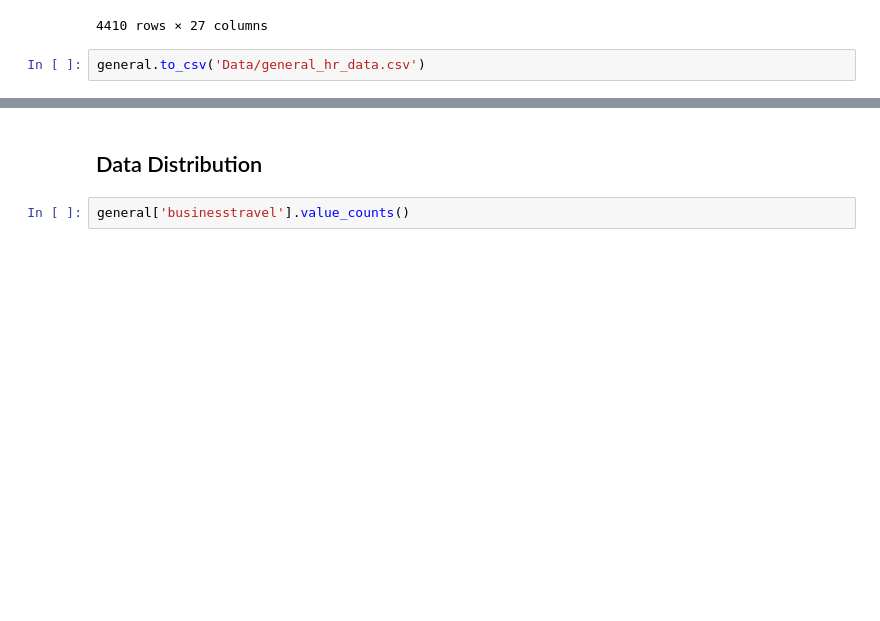
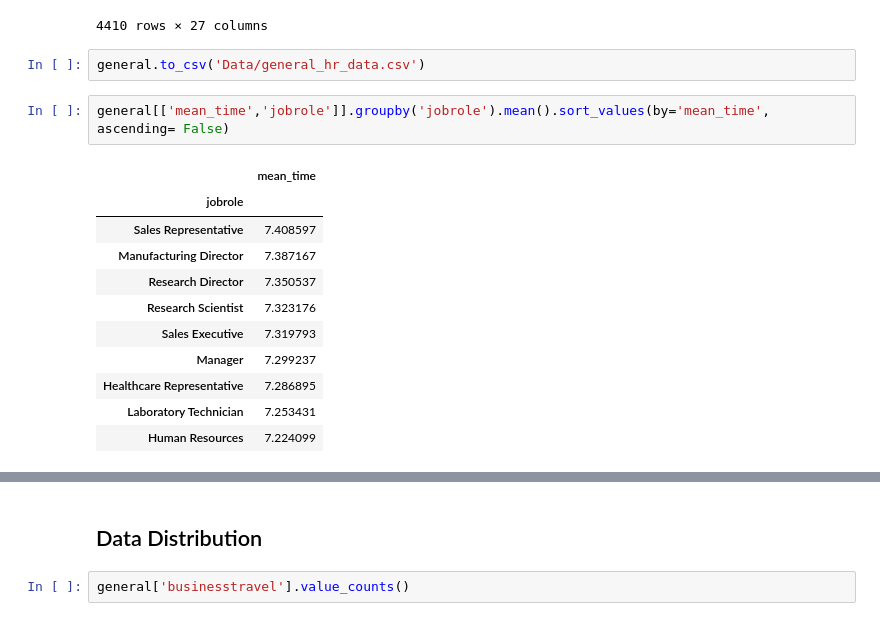
Before and after one commit to aparrarozo/Project_HR, a Jupyter notebook: HR analytics.ipynb, the cells around one changed output, grey strips where cells are left out. Saved outputs shown, nothing was run; the diff lists cells and outputs as text; blank space fills up the shorter version.

```diff
--- a/HR analytics.ipynb
+++ b/HR analytics.ipynb
@@ -602,3 +602,17 @@ general
 4410 rows × 27 columns
 # %%
 general.to_csv('Data/general_hr_data.csv')
+# %%
+general[['mean_time','jobrole']].groupby('jobrole').mean().sort_values(by='mean_time', ascending= False)
+# %% [output]
+|  | mean_time |
+| jobrole |  |
+| Sales Representative | 7.408597 |
+| Manufacturing Director | 7.387167 |
+| Research Director | 7.350537 |
+| Research Scientist | 7.323176 |
+| Sales Executive | 7.319793 |
+| Manager | 7.299237 |
+| Healthcare Representative | 7.286895 |
+| Laboratory Technician | 7.253431 |
+| Human Resources | 7.224099 |
```
Also changed, not shown: parts of 42 cells of this notebook, 3 other files.
